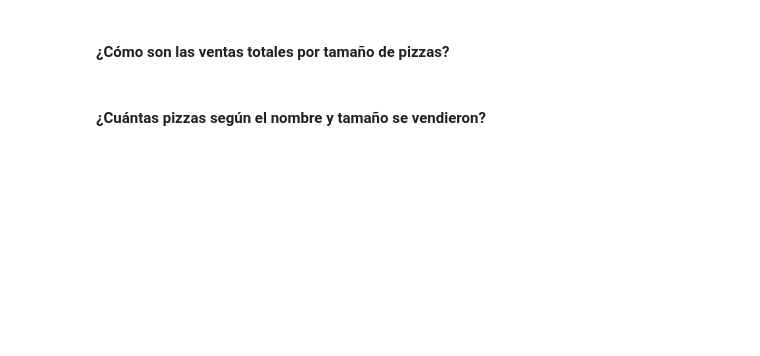
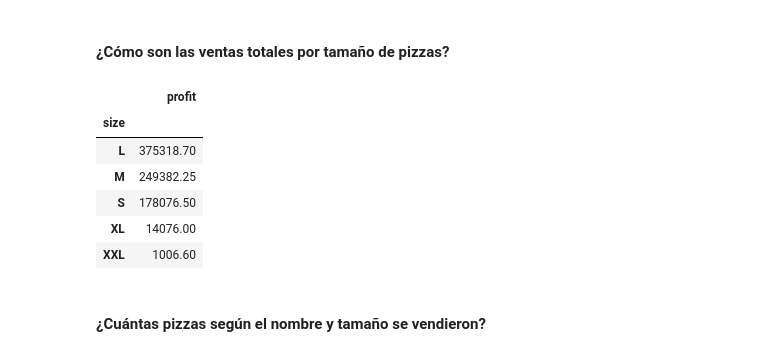
Before and after one commit to pablonunez81/ucom_intro_prog_final_work, a Jupyter notebook: M1_Trabajo_Final_pnunez_bbenitez.ipynb, the cells around one changed output. Cells and saved outputs as stored; diff of their text form; code cells hidden in the pictures; blank space fills up the shorter version.

```diff
--- a/M1_Trabajo_Final_pnunez_bbenitez.ipynb
+++ b/M1_Trabajo_Final_pnunez_bbenitez.ipynb
@@ -550,4 +569,14 @@ dtype: object
 # %% [markdown]
 #### ¿Cómo son las ventas totales por tamaño de pizzas?
+# %%
+merge_orders_x_pizzas.groupby(['size'])['size', 'profit'].sum()
+# %% [output]
+|  | profit |
+| size |  |
+| L | 375318.70 |
+| M | 249382.25 |
+| S | 178076.50 |
+| XL | 14076.00 |
+| XXL | 1006.60 |
 # %% [markdown]
 ####  ¿Cuántas pizzas según el nombre y tamaño se vendieron?
```
Also changed, not shown: parts of 10 cells of this notebook.
